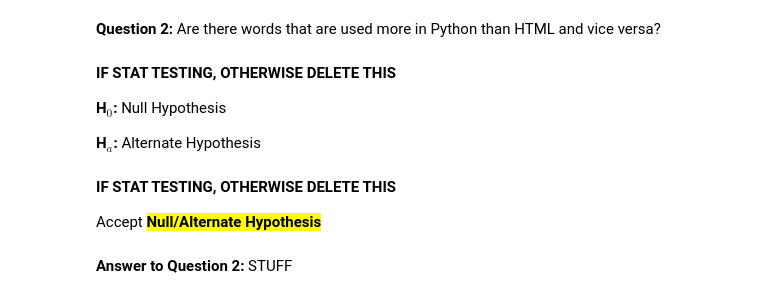
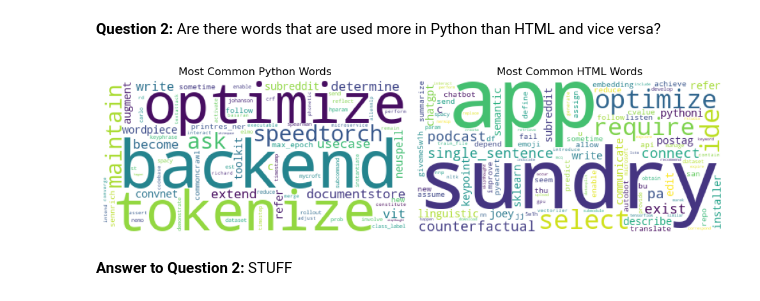
Before and after one commit to NLP-Casey-Harris-Wood-Project/nlp-project, a Jupyter notebook: final_report.ipynb, the cells around one changed output. Saved outputs shown, nothing was run; the diff lists cells and outputs as text; code cells hidden in the pictures.

Commit message:
Visual1 needs work, but functions up to modeling work

```diff
--- a/final_report.ipynb
+++ b/final_report.ipynb
@@ -129,11 +138,10 @@ Accept <mark><b>Null/Alternate Hypothesis</b></mark>
 ---
 # %% [markdown]
 <b>Question 2:</b> Are there words that are used more in Python than HTML and vice versa?
-# %% [markdown]
-<b>IF STAT TESTING, OTHERWISE DELETE THIS</b>
-
-<b>H$_0$:</b> Null Hypothesis
-
-<b>H$_a$:</b> Alternate Hypothesis
 # %%
-# Visual to Question 2 HERE
+# Using the final.py file...
+# Show the most commonly used words across repositories
+# via wordclouds of both Python and HTML repositories
+f.visual3()
+# %% [output]
+[figure, added]
@@ -142,7 +148,3 @@ Accept <mark><b>Null/Alternate Hypothesis</b></mark>
-# %% [markdown]
-<b>IF STAT TESTING, OTHERWISE DELETE THIS</b>
-
-Accept <mark><b>Null/Alternate Hypothesis</b></mark>
 # %% [markdown]
 <b>Answer to Question 2:</b> STUFF
 # %% [markdown]
```
Also changed, not shown: parts of 29 cells of this notebook, 1 other file.
